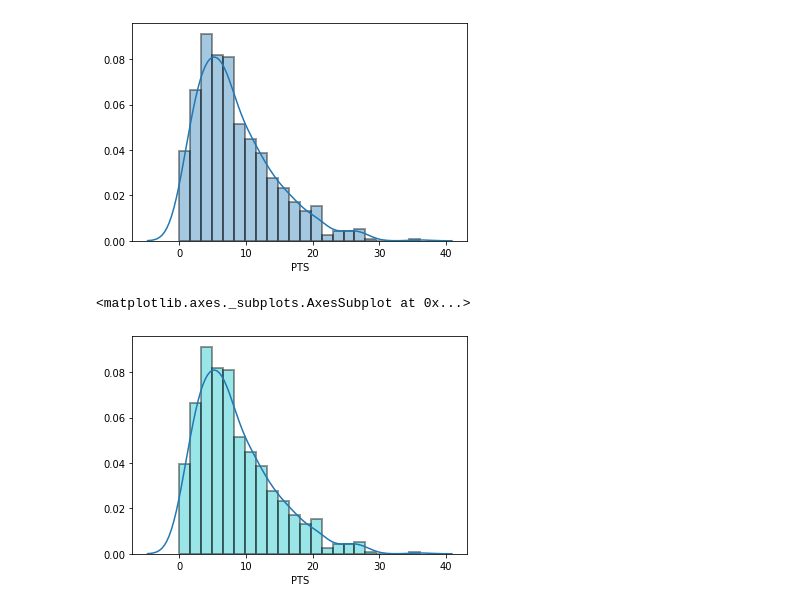
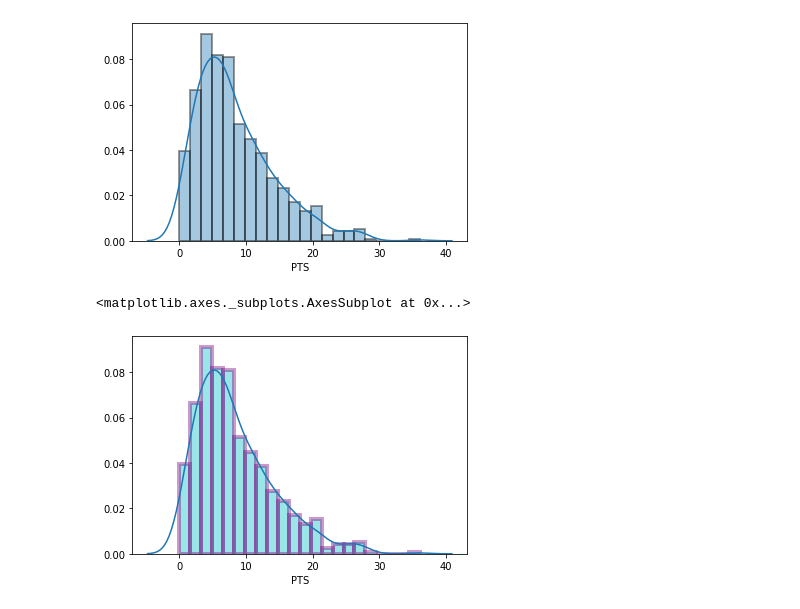
Before and after one commit to michelleruas/Data_Visualisation, a Jupyter notebook: Web_Scraping.ipynb, the cells around one changed output. Drawn from its saved outputs; the diff is of its cells as text; code cells hidden in the pictures.

```diff
--- a/Web_Scraping.ipynb
+++ b/Web_Scraping.ipynb
@@ -97,8 +97,8 @@ sn.distplot(df.PTS,
 # %%
 sn.distplot(df.PTS,
             kde="FALSE",
-            hist_kws=dict(edgecolor="black", linewidth = 2,
+            hist_kws=dict(edgecolor="purple", linewidth = 4,
                           color = '#00BFC4'))
 # %% [output]
 <matplotlib.axes._subplots.AxesSubplot at 0x...>
-[figure, old version]
+[figure, new version]
```
